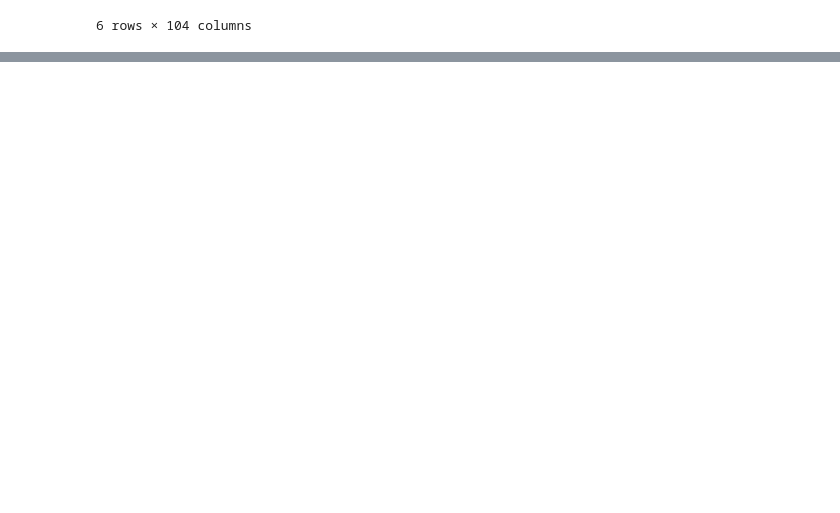
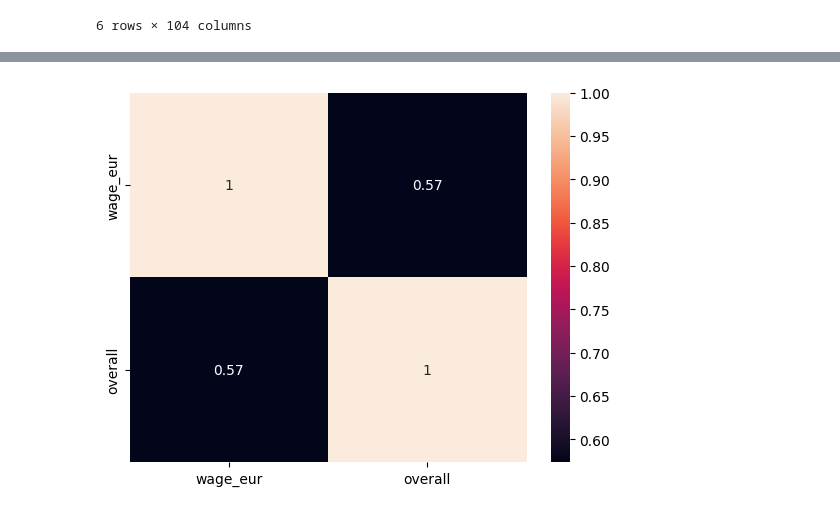
Before and after one commit to WalterMenjivar1/hth_fallprogram, a Jupyter notebook: Finding_an_interesting_dataset/My Data Analysis.ipynb, the cells around one changed output, grey strips where cells are left out. Drawn from its saved outputs; the diff is of its cells as text; code cells hidden in the pictures; blank space fills up the shorter version.

```diff
--- a/Finding_an_interesting_dataset/My Data Analysis.ipynb
+++ b/Finding_an_interesting_dataset/My Data Analysis.ipynb
@@ -59,0 +134,6 @@ football_data[football_data['overall'] > 90]
+# %%
+football_teams = football_data[['club', 'wage_eur','overall']]
+
+corr_heatmap = seaborn.heatmap(football_teams.corr(numeric_only = True), annot = True, cmap = 'rocket')
+# %% [output]
+[figure, added]
```
Also changed, not shown: parts of 6 cells of this notebook.
